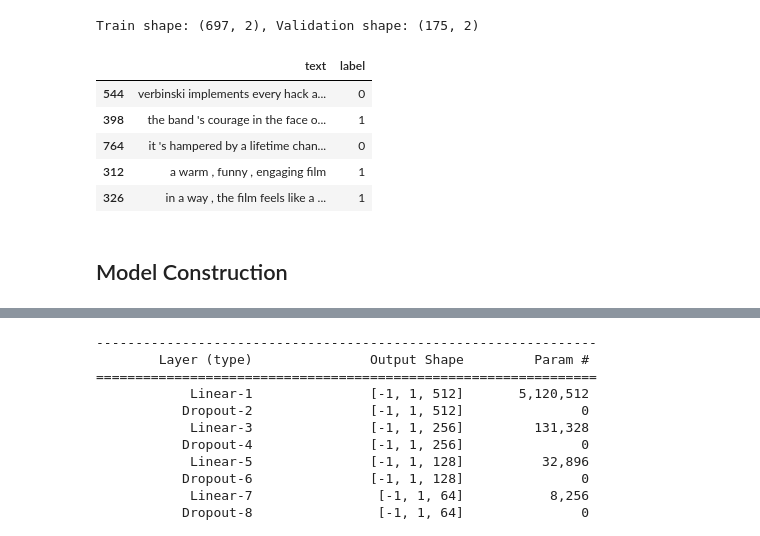
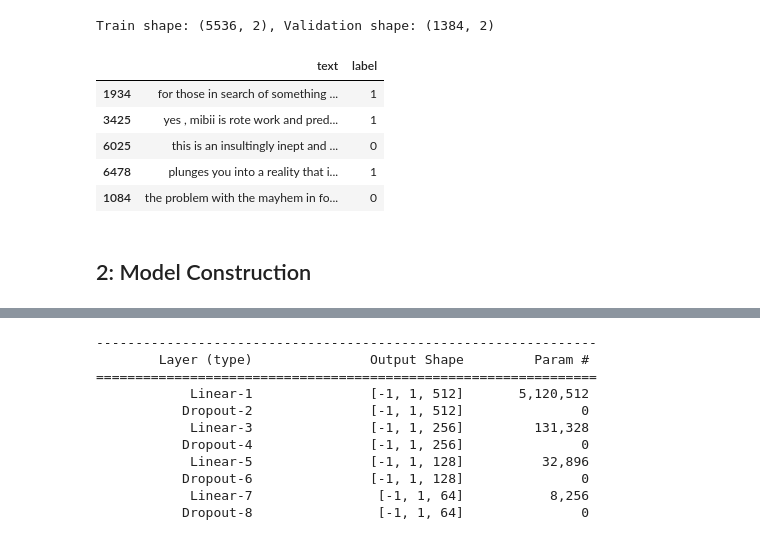
Before and after one commit to Praanshu101/Model_Checkpointing, a Jupyter notebook: Model_Checkpointing.ipynb, the cells around one changed output, grey strips where cells are left out. Drawn from its saved outputs; the diff is of its cells as text; code cells hidden in the pictures.

Commit message:
Changes in dataset and code

```diff
--- a/Model_Checkpointing.ipynb
+++ b/Model_Checkpointing.ipynb
@@ -18,20 +25,23 @@ File exists
 # %%
-# Load the dataset (dev.tsv)
+# Loading the datasets
 import pandas as pd
 import numpy as np
 
-df = pd.read_csv("dev.tsv", sep='\t', header=None)
-df.columns = ['text', 'label']
+def extractfiles(file):
+    df = pd.read_csv(file, sep='\t', header=None)
+    df.columns = ['text', 'label']
 
-# Extracting text
-df['text'] = df['text'].astype(str).apply(lambda x: x.replace('\t', ''))
+    # Extracting text
+    df['text'] = df['text'].astype(str).apply(lambda x: x.replace('\t', ''))
 
-# Extracting labels
-df['label'] = df['label'].astype(str).apply(lambda x: x.replace('\n', ''))
-df['label'] = df['label'].astype(int)
+    # Extracting labels
+    df['label'] = df['label'].astype(str).apply(lambda x: x.replace('\n', ''))
+    df['label'] = df['label'].astype(int)
 
-# Printing counts to ensure no imbalance
-print("Counts of each label:")
-print(df['label'].value_counts())
+    # Printing counts to ensure no imbalance of classes
+    print("Counts of each label:")
+    print(df['label'].value_counts())
 
-df.head(10)
+    df.head(10)
+
+    return df
@@ -54,0 +48,3 @@ Name: count, dtype: int64
+# %%
+traindf = extractfiles("train.tsv")
+test = extractfiles("test.tsv")
@@ -55,21 +62,21 @@ Name: count, dtype: int64
 # %%
 # Split the dataset into train and validation
 from sklearn.model_selection import train_test_split
 
-train, val = train_test_split(df, test_size=0.2, random_state=42)
+train, val = train_test_split(traindf, test_size=0.2, random_state=11)
 print(f"Train shape: {train.shape}, Validation shape: {val.shape}")
 
 train.head()
 # %% [output]
-Train shape: (697, 2), Validation shape: (175, 2)
+Train shape: (5536, 2), Validation shape: (1384, 2)
 |  | text | label |
-| 544 | verbinski implements every hack a... | 0 |
-| 398 | the band 's courage in the face o... | 1 |
-| 764 | it 's hampered by a lifetime chan... | 0 |
-| 312 | a warm , funny , engaging film | 1 |
-| 326 | in a way , the film feels like a ... | 1 |
+| 1934 | for those in search of something ... | 1 |
+| 3425 | yes , mibii is rote work and pred... | 1 |
+| 6025 | this is an insultingly inept and ... | 0 |
+| 6478 | plunges you into a reality that i... | 1 |
+| 1084 | the problem with the mayhem in fo... | 0 |
 # %% [markdown]
-## Model Construction
+## 2: Model Construction
 # %%
 import torch
 import torch.nn as nn
```
Also changed, not shown: parts of 16 cells of this notebook, 4 other files.
